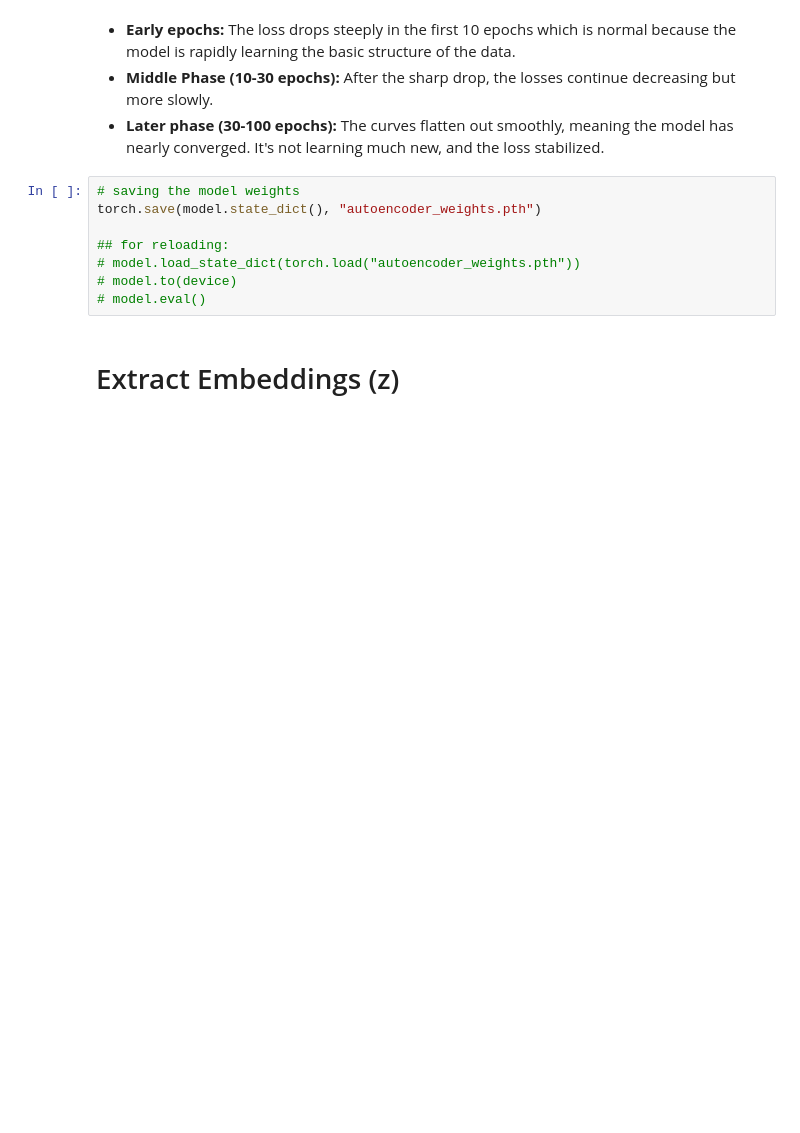
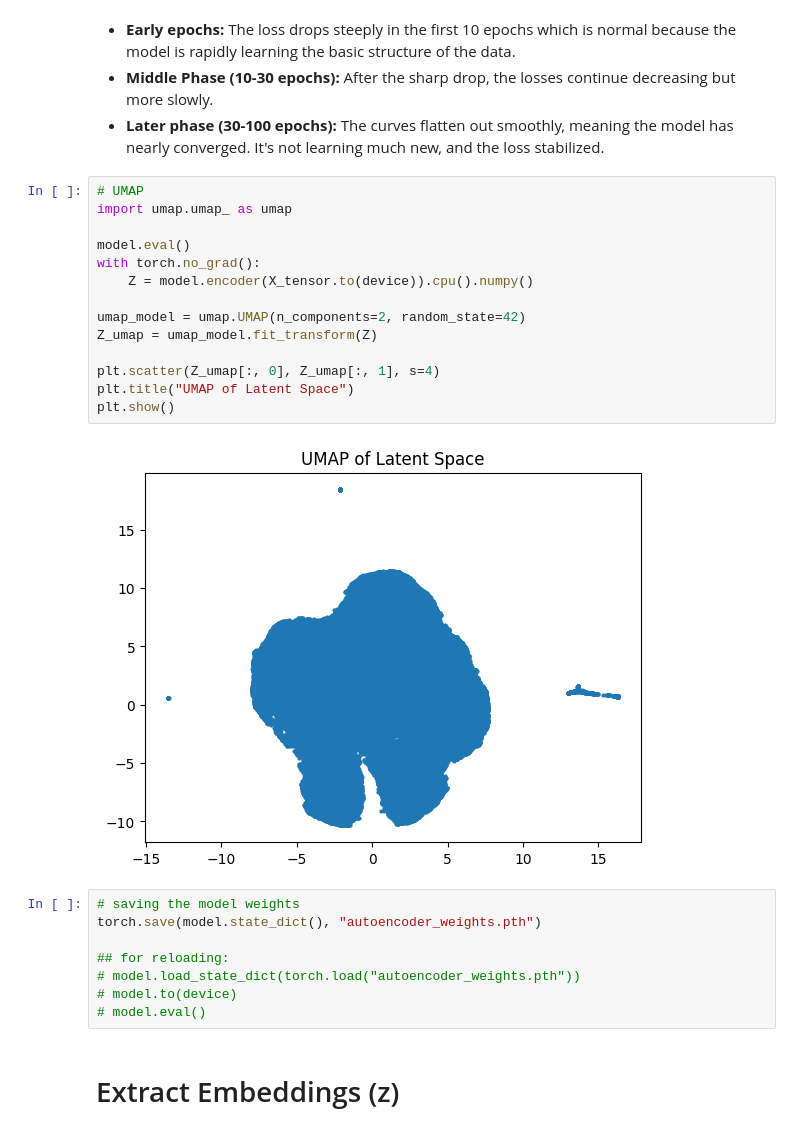
Before and after one commit to thisisehyas/Behavioral-Data-Clustering, a Jupyter notebook: Notebooks/4.DEC.ipynb, the cells around one changed output. Drawn from its saved outputs; the diff is of its cells as text; blank space fills up the shorter version.

```diff
--- a/Notebooks/4.DEC.ipynb
+++ b/Notebooks/4.DEC.ipynb
@@ -287,6 +291,22 @@ plt.show()
 - **Early epochs:** The loss drops steeply in the first 10 epochs which is normal because the model is rapidly learning the basic structure of the data.
 - **Middle Phase (10-30 epochs):** After the sharp drop, the losses continue decreasing but more slowly.
 - **Later phase (30-100 epochs):** The curves flatten out smoothly, meaning the model has nearly converged. It's not learning much new, and the loss stabilized.
+# %%
+# UMAP
+import umap.umap_ as umap
+
+model.eval()
+with torch.no_grad():
+    Z = model.encoder(X_tensor.to(device)).cpu().numpy()
+
+umap_model = umap.UMAP(n_components=2, random_state=42)
+Z_umap = umap_model.fit_transform(Z)
+
+plt.scatter(Z_umap[:, 0], Z_umap[:, 1], s=4)
+plt.title("UMAP of Latent Space")
+plt.show()
+# %% [output]
+[figure, added]
 # %%
 # saving the model weights
 torch.save(model.state_dict(), "autoencoder_weights.pth")
```
Also changed, not shown: parts of 6 cells of this notebook.
